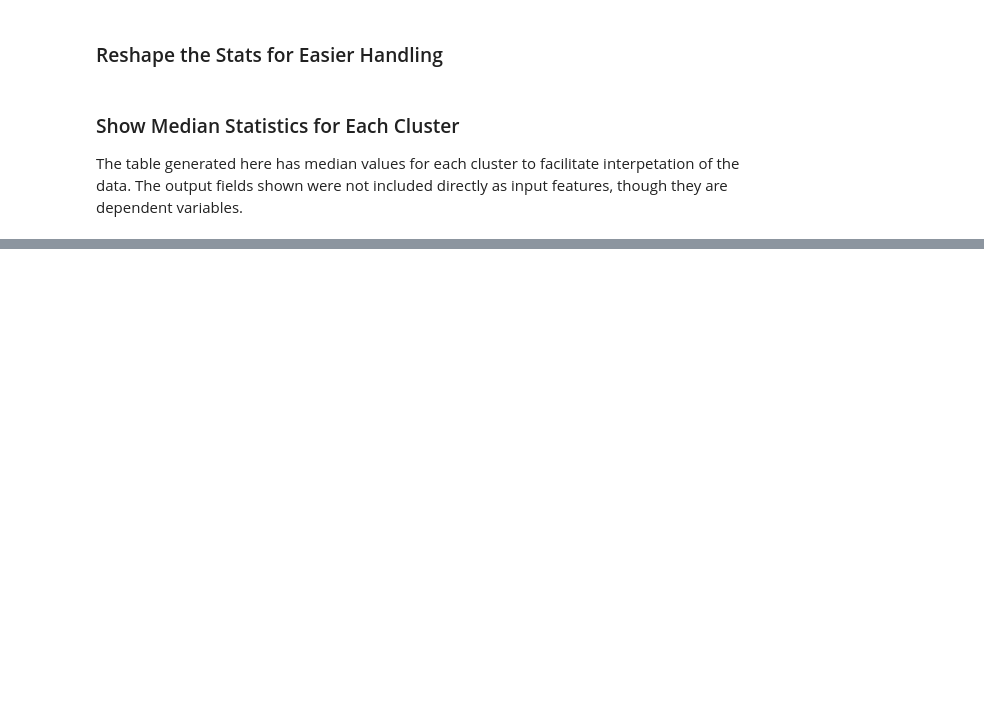
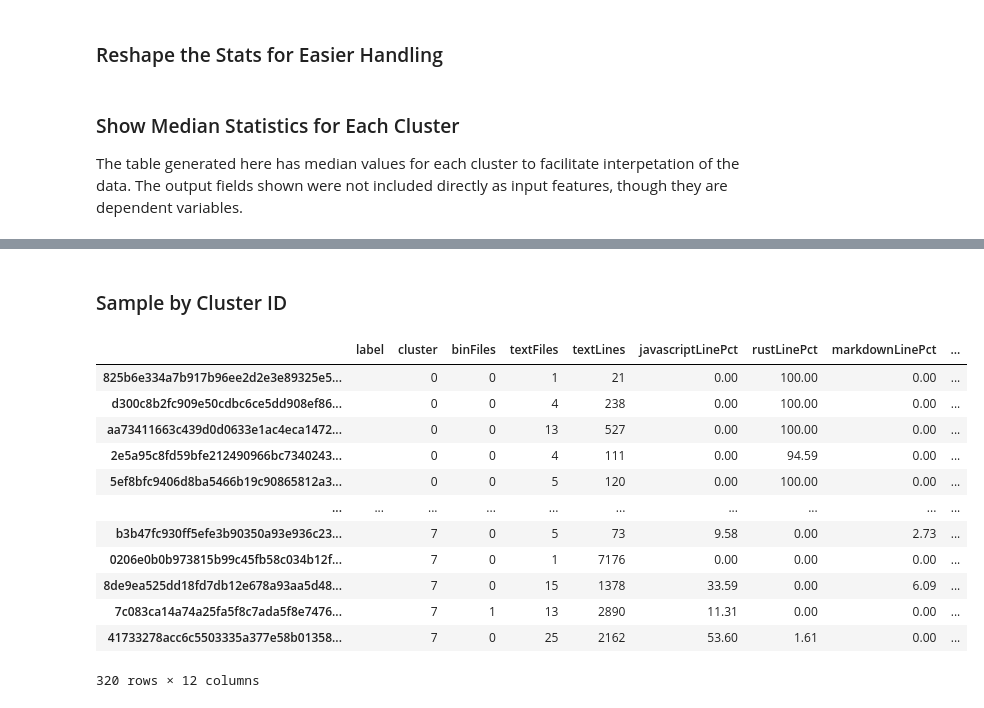
Before and after one commit to Deadman-DAO/Web3HackerNetwork, a Jupyter notebook: sandbox/notebooks/bob/commit_clustering.ipynb, the cells around one changed output, grey strips where cells are left out. Saved outputs shown, nothing was run; the diff lists cells and outputs as text; code cells hidden in the pictures; blank space fills up the shorter version.

```diff
--- a/sandbox/notebooks/bob/commit_clustering.ipynb
+++ b/sandbox/notebooks/bob/commit_clustering.ipynb
@@ -151,0 +150,35 @@ Small commits that address a single problem. Could be code or documentation. Med
+# %% [markdown]
+### Sample by Cluster ID
+# %%
+import numpy as np
+import pandas as pd
+
+to_be_labeled = []
+fields = ['label', 'cluster','binFiles', 'textFiles', 'textLines',
+          'javascriptLinePct', 'rustLinePct', 'markdownLinePct', 'jsonLinePct',
+          'imgFiles', 'lockLinePct', 'htmlLinePct']
+commit_ids = []
+for cluster in clusters:
+    sample = np.random.choice(cluster, size=40, replace=False)
+    for commit in sample:
+        commit['label'] = ''
+        to_be_labeled.append([commit[field] for field in fields])
+        commit_ids.append(commit['commit'])
+# %%
+cluster_df = pd.DataFrame(to_be_labeled, index=commit_ids, columns=fields)
+cluster_df.to_csv(project_root_path + '/sandbox/data/bob/commit_labeling.tsv', sep="\t")
+cluster_df
+# %% [output]
+|  | label | cluster | binFiles | textFiles | textLines | javascriptLinePct | rustLinePct | markdownLinePct | ... |
+| 825b6e334a7b917b96ee2d2e3e89325e5... |  | 0 | 0 | 1 | 21 | 0.00 | 100.00 | 0.00 | ... |
+| d300c8b2fc909e50cdbc6ce5dd908ef86... |  | 0 | 0 | 4 | 238 | 0.00 | 100.00 | 0.00 | ... |
+| aa73411663c439d0d0633e1ac4eca1472... |  | 0 | 0 | 13 | 527 | 0.00 | 100.00 | 0.00 | ... |
+| 2e5a95c8fd59bfe212490966bc7340243... |  | 0 | 0 | 4 | 111 | 0.00 | 94.59 | 0.00 | ... |
+| 5ef8bfc9406d8ba5466b19c90865812a3... |  | 0 | 0 | 5 | 120 | 0.00 | 100.00 | 0.00 | ... |
+| ... | ... | ... | ... | ... | ... | ... | ... | ... | ... |
+| b3b47fc930ff5efe3b90350a93e936c23... |  | 7 | 0 | 5 | 73 | 9.58 | 0.00 | 2.73 | ... |
+| 0206e0b0b973815b99c45fb58c034b12f... |  | 7 | 0 | 1 | 7176 | 0.00 | 0.00 | 0.00 | ... |
+| 8de9ea525dd18fd7db12e678a93aa5d48... |  | 7 | 0 | 15 | 1378 | 33.59 | 0.00 | 6.09 | ... |
+| 7c083ca14a74a25fa5f8c7ada5f8e7476... |  | 7 | 1 | 13 | 2890 | 11.31 | 0.00 | 0.00 | ... |
+| 41733278acc6c5503335a377e58b01358... |  | 7 | 0 | 25 | 2162 | 53.60 | 1.61 | 0.00 | ... |
+320 rows × 12 columns
```
Also changed, not shown: parts of 4 cells of this notebook, 3 other files.
